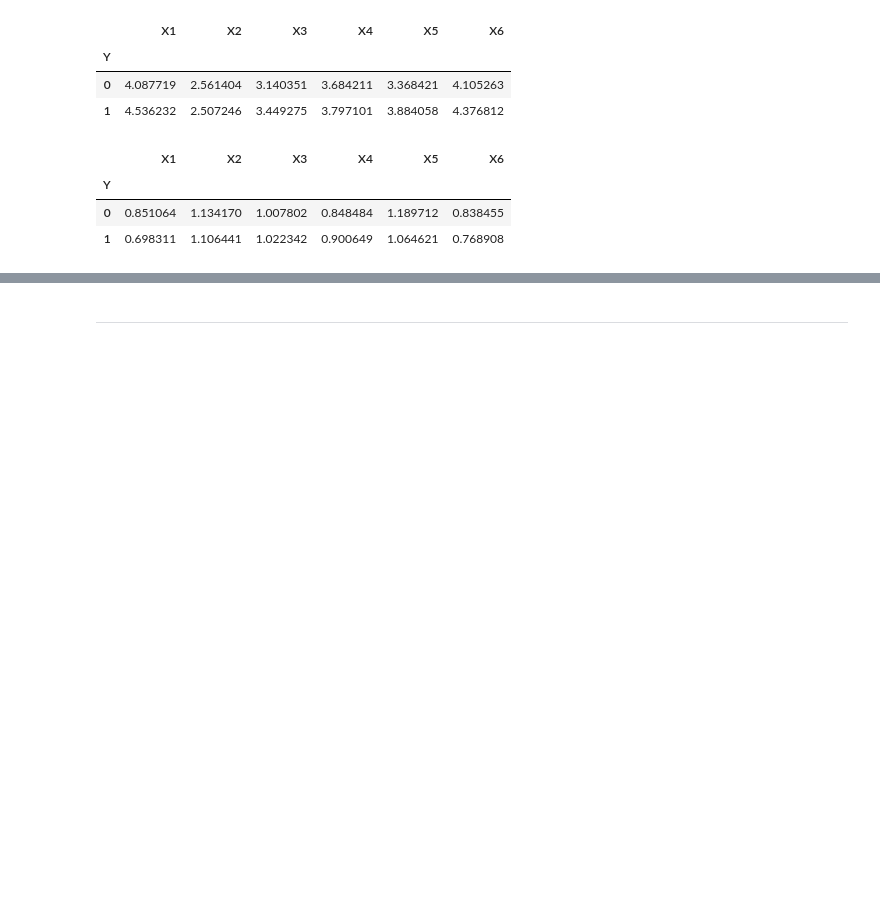
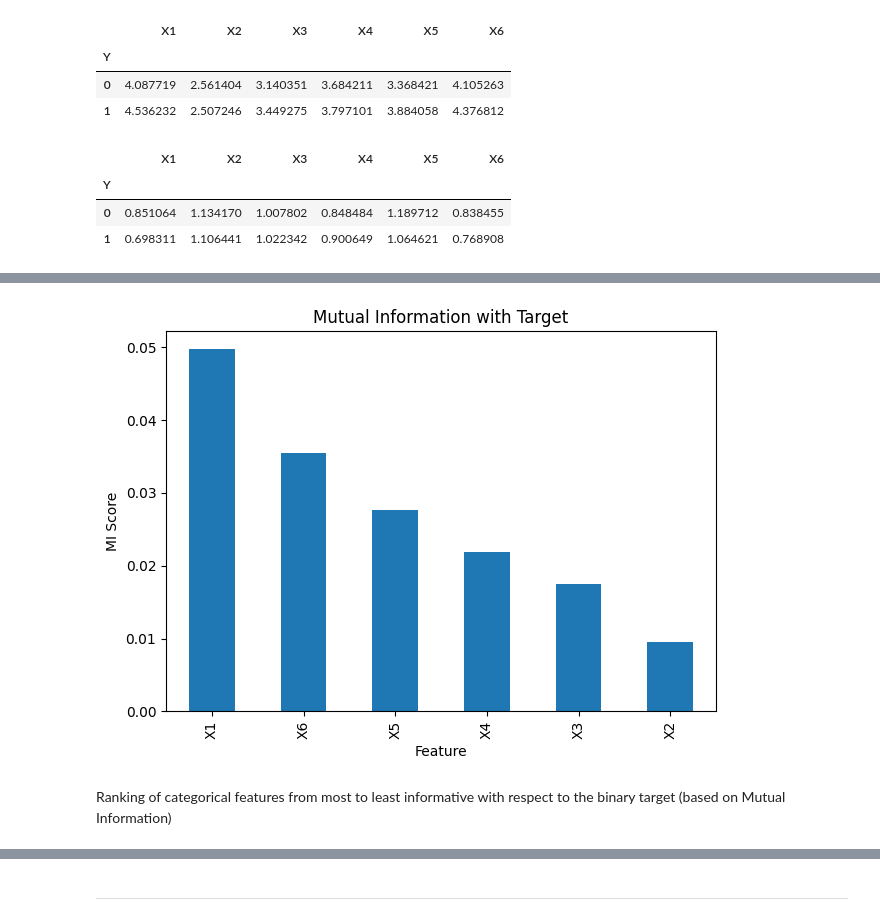
Before and after one commit to FederCO23/LZQxEzGjrpgnXu10, a Jupyter notebook: HappyCustomers.ipynb, the cells around one changed output, grey strips where cells are left out. Saved outputs shown, nothing was run; the diff lists cells and outputs as text; code cells hidden in the pictures; blank space fills up the shorter version.

```diff
--- a/HappyCustomers.ipynb
+++ b/HappyCustomers.ipynb
@@ -192,0 +208,14 @@ plt.show()
+# %%
+from sklearn.feature_selection import mutual_info_classif
+
+X = df[["X1", "X2", "X3", "X4", "X5", "X6"]]
+y = df["Y"]
+
+# Apply MI
+mi_scores = mutual_info_classif(X, y, discrete_features=True, random_state=23)
+
+# Wrap in a DataFrame for readability
+mi_df = pd.DataFrame({'Feature': X.columns, 'MI Score': mi_scores})
+mi_df = mi_df.sort_values(by='MI Score', ascending=False)
+
+print(mi_df)
@@ -192,0 +230,9 @@ plt.show()
+# %%
+mi_df.plot(kind='bar', x='Feature', y='MI Score', legend=False, title='Mutual Information with Target')
+plt.ylabel('MI Score')
+plt.tight_layout()
+plt.show()
+# %% [output]
+[figure, added]
+# %% [markdown]
+Ranking of categorical features from most to least informative with respect to the binary target (based on Mutual Information)
```
Also changed, not shown: parts of 64 cells of this notebook.
